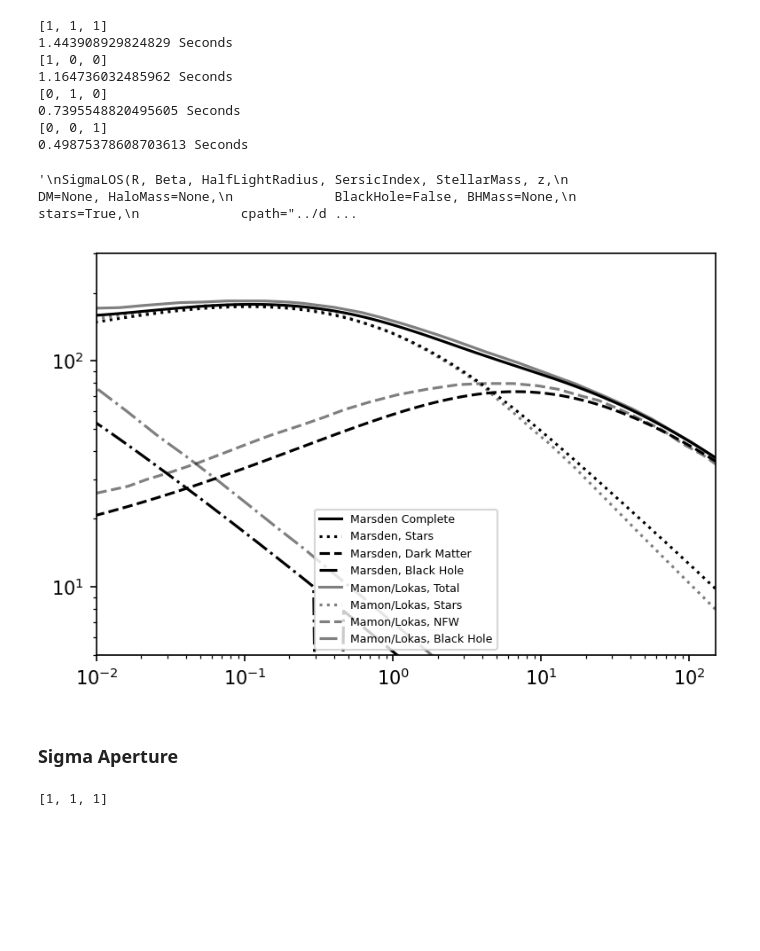
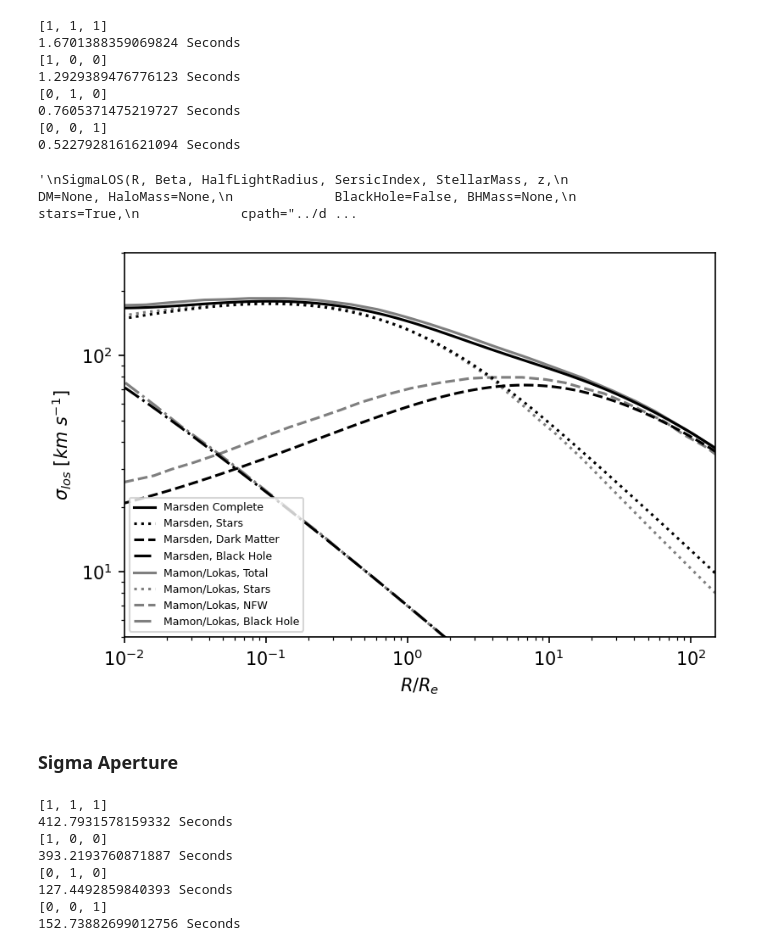
Before and after one commit to ChrisMarsden833/VelocityDispersion, a Jupyter notebook: Testing/Python/MamonLokasComparison.ipynb, the cells around one changed output. Drawn from its saved outputs; the diff is of its cells as text; code cells hidden in the pictures; blank space fills up the shorter version.

Commit message:
Refactored code to make it more sensibe. Almost complete sigma for disk

```diff
--- a/Testing/Python/MamonLokasComparison.ipynb
+++ b/Testing/Python/MamonLokasComparison.ipynb
@@ -17,7 +17,7 @@ SM = 11.086
 size = 3.2
 n = 3.12
 
-BHMass = 8.0
+BHMass = 8.26
 # %%
 length = 100
 R_range = np.logspace(-2, 3, length)
@@ -102,13 +102,13 @@ print("DM:", end - start, "Seconds")
 '''
 # %% [output]
 [1, 1, 1]
-1.443908929824829 Seconds
+1.6701388359069824 Seconds
 [1, 0, 0]
-1.164736032485962 Seconds
+1.2929389476776123 Seconds
 [0, 1, 0]
-0.7395548820495605 Seconds
+0.7605371475219727 Seconds
 [0, 0, 1]
-0.49875378608703613 Seconds
+0.5227928161621094 Seconds
 '\nSigmaLOS(R, Beta, HalfLightRadius, SersicIndex, StellarMass, z,\n             DM=None, HaloMass=None,\n             BlackHole=False, BHMass=None,\n             stars=True,\n             cpath="../d ...
 # %%
 ml_data = np.array([[0.009679694294234332, 153.10737601415732],
@@ -214,23 +214,26 @@ ml_data_bh = np.array([[0.01018174817694368, 74.93511970839288],
 # %%
 plt.figure(dpi=150)
 plt.plot(R_range/size, CompleteSigma, 'k', label = "Marsden Complete")
 plt.plot(R_range/size, StarsSigma, 'k:', label = "Marsden, Stars")
 plt.plot(R_range/size, DMSigma, 'k--', label = "Marsden, Dark Matter")
 plt.plot(R_range/size, BHSigma, 'k-.', label = "Marsden, Black Hole")
 
 plt.plot(ml_data_tot[:,0], ml_data_tot[:,1], 'k', label = "Mamon/Lokas, Total", alpha = 0.5)
 plt.plot(ml_data[:,0], ml_data[:,1], 'k:', label = "Mamon/Lokas, Stars", alpha = 0.5)
 plt.plot(ml_data_dm[:, 0], ml_data_dm[:,1], 'k--', label = "Mamon/Lokas, NFW", alpha = 0.5)
 plt.plot(ml_data_bh[:, 0], ml_data_bh[:,1], 'k-.', label = "Mamon/Lokas, Black Hole", alpha = 0.5)
 
 
 plt.loglog()
 plt.legend(fontsize=6)
 plt.ylim([5, 300])
 plt.xlim([0.01, 150])
+plt.xlabel("$R/R_e$")
+plt.ylabel("$\sigma_{los}$ [$km$ $s^{-1}$]")
+plt.savefig("siglos.png")
 plt.show()
 # %% [output]
-[figure, old version]
+[figure, new version]
 # %% [markdown]
 ### Sigma Aperture
 # %%
@@ -249,8 +252,32 @@ StarsSigmaAp = Sigma(R_range, beta, r_array, n_array, sm_array, 0, DM = None, Ha
                          cpath = "/Users/chris/Documents/PhD/ProjectSigma/data/cM_planck18.txt")
 end = time.time()
 print(end - start, "Seconds")
+
+
+start = time.time()
+DMSigmaAp = Sigma(R_range, beta, r_array, n_array, sm_array, 0, DM = "NFW", HaloMass = HM,
+                         BlackHole=False, BHMass=BHMass, stars=False,
+                         cpath = "/Users/chris/Documents/PhD/ProjectSigma/data/cM_planck18.txt")
+end = time.time()
+print(end - start, "Seconds")
+
+
+
+start = time.time()
+BHSigmaAP = Sigma(R_range, beta, r_array, n_array, sm_array, 0, DM = None, HaloMass = HM,
+                         BlackHole=True, BHMass=BHMass, stars=False,
+                         cpath = "/Users/chris/Documents/PhD/ProjectSigma")
+end = time.time()
+print(end - start, "Seconds")
 # %% [output]
 [1, 1, 1]
+412.7931578159332 Seconds
+[1, 0, 0]
+393.2193760871887 Seconds
+[0, 1, 0]
+127.4492859840393 Seconds
+[0, 0, 1]
+152.73882699012756 Seconds
 # %%
 mlap_data_total = np.array([[0.01000000000000001, 183.5646154491867],
                             [0.015907901866580428, 175.53453553423736],
```
Also changed, not shown: parts of 2 cells of this notebook, 22 other files.
